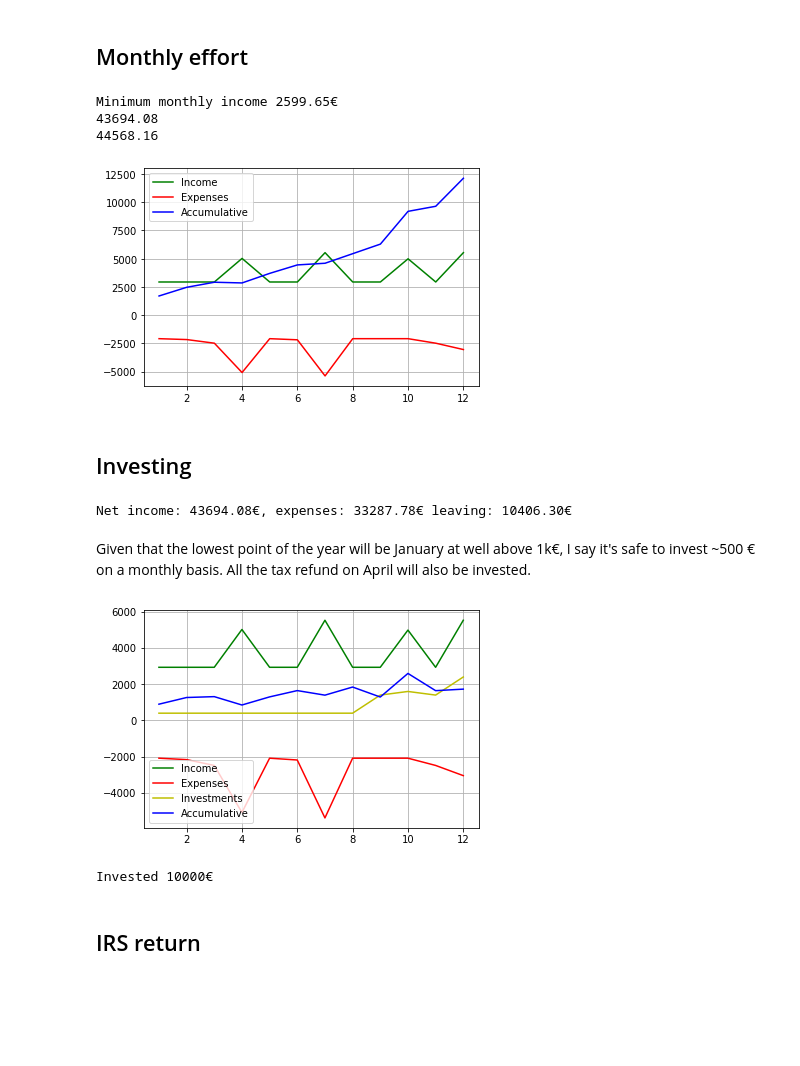
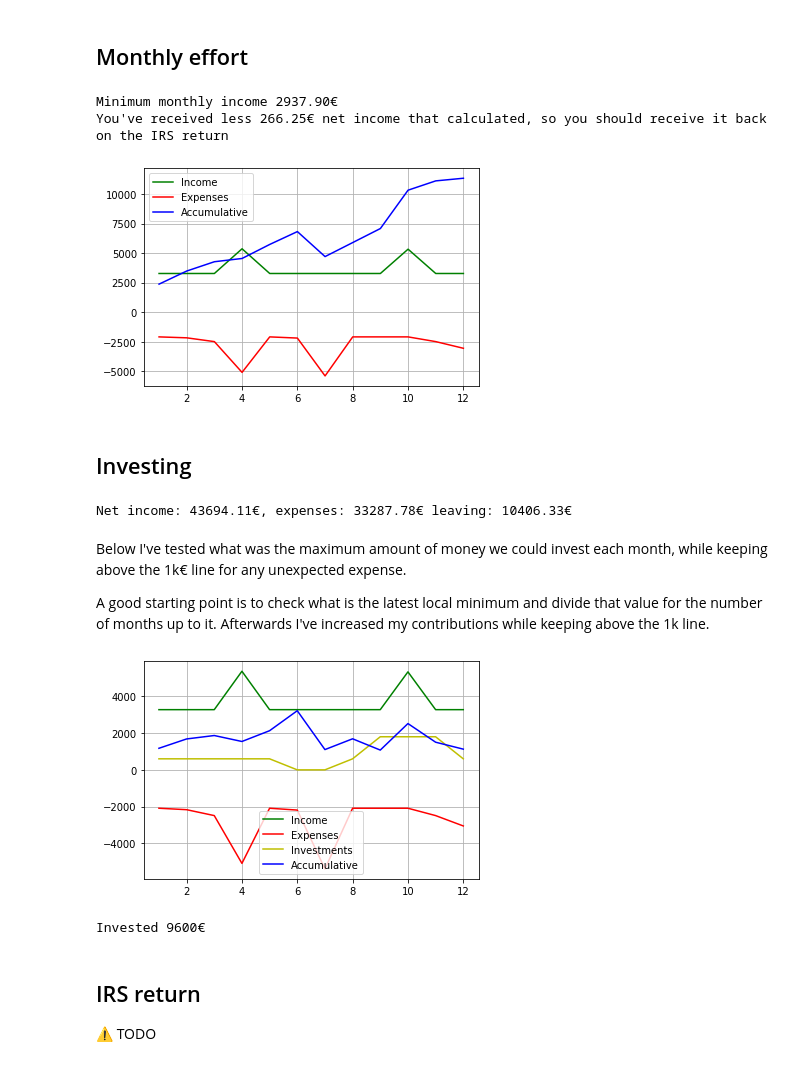
Before and after one commit to satelliteprogrammer/budget-future, a Jupyter notebook: 2022.ipynb, the cells around one changed output. Saved outputs shown, nothing was run; the diff lists cells and outputs as text; code cells hidden in the pictures; blank space fills up the shorter version.

Commit message:
Replace Decimal for floats and round
as it improves readability. Also moved from 14 to 12 month income.

```diff
--- a/2022.ipynb
+++ b/2022.ipynb
@@ -4,9 +5,9 @@
 # %%
 from salaries import *
 
-person1 = Income(2134, 14, [0.1 * 2300 * 14 / 2]*2, (22 * 11 * 7.63))
-person2 = Income(1686, 14, [0.1 * 1850 * 14 / 2]*2, (22 * 11 * 7.63))
-both = Income(2134+1686, 14, [0.1 * (2300 + 1850) * 14 / 2]*2, (2 * 22 * 11 * 7.63), 2)
+person1 = Income(2489.67, 12, [0.1 * 2300 * 14 / 2]*2, (22 * 11 * 7.63))
+person2 = Income(1967, 12, [0.1 * 1850 * 14 / 2]*2, (22 * 11 * 7.63))
+both = Income(2489.67+1967, 12, [0.1 * (2300 + 1850) * 14 / 2]*2, (2 * 22 * 11 * 7.63), 2)
 
 print(f"Gross income 1: {person1.gross()}€ and 2: {person2.gross()}€")
 
@@ -63,7 +64,7 @@ print(f"{specific}€")
 # %% [markdown]
 ## Giving
 # %%
-giving = (Decimal(".02") * income).quantize(Decimal("0.01"))  # 2% of net income
+giving = round(0.02 * income, 2) # 2% of net income
 print(f"{giving}€")
 # %% [output]
 873.88€
@@ -71,18 +72,16 @@ print(f"{giving}€")
 ## Monthly effort
 # %%
 salaries = person1.netsalary() + person2.netsalary()
-print(f"Minimum monthly income {salaries}€")
+print(f"Minimum monthly income {salaries:.2f}€")
 
 expenses = fixed + variable + specific + giving
 
 # 0-indexed!
 yincome = [salaries] * 12
-yincome[6] += salaries
-yincome[11] += salaries
 yincome[3] += person1.netbonus()[0] + person2.netbonus()[0]
 yincome[9] += person1.netbonus()[1] + person2.netbonus()[1]
 
-yexpenses = [Decimal((fixed + eatingout + entertainment + alloc1 + alloc2)/12)] * 12
+yexpenses = [(fixed + eatingout + entertainment + alloc1 + alloc2) / 12] * 12
 
 # car
 yexpenses[2] += 400
@@ -90,7 +89,7 @@ yexpenses[5] += 100
 yexpenses[10] += 400
 # subscriptions
 yexpenses[1] += 79
-yexpenses[11] += Decimal("89.90")
+yexpenses[11] += 89.90
 
 yexpenses[6] += home + education
 
@@ -99,45 +98,55 @@ yexpenses[3] += 3000
 yexpenses[6] += 3000
 for m in range(0, 12):
     if m == 3 and m == 6:
-        yincome[m] += 2 * 11 * Decimal("7.63")
+        yincome[m] += 2 * 11 * 7.63
     else:
-        yincome[m] += 2 * 22 * Decimal("7.63")
+        yincome[m] += 2 * 22 * 7.63
 
 # giving
 yexpenses[11] += giving
 
 
-print(income)
-[print(sum(yincome))]
-assert sum(yexpenses).quantize(Decimal("0.01")) == expenses
+if income < sum(yincome):
+    print(
+        f"The sum of the net income throughout the year is {sum(yincome) - income:.2f}€ bigger than the initially calculated, so you'll have to repay the state on the IRS return or you've made a mistake"
+    )
+else:
+    print(
+        f"You've received less {income - sum(yincome):.2f}€ net income that calculated, so you should receive it back on the IRS return"
+    )
+assert sum(yexpenses) == expenses
 
 graph = Graph(yincome, yexpenses)
 graph.plot()
 # %% [output]
-Minimum monthly income 2599.65€
-43694.08
-44568.16
+Minimum monthly income 2937.90€
+You've received less 266.25€ net income that calculated, so you should receive it back on the IRS return
-[figure, old version]
+[figure, new version]
 # %% [markdown]
 ## Investing
 # %%
 remaining = income - expenses
-print(f"Net income: {income}€, expenses: {expenses}€ leaving: {remaining}€")
+print(f"Net income: {income}€, expenses: {expenses}€ leaving: {remaining:.2f}€")
 # %% [output]
-Net income: 43694.08€, expenses: 33287.78€ leaving: 10406.30€
+Net income: 43694.11€, expenses: 33287.78€ leaving: 10406.33€
 # %% [markdown]
-Given that the lowest point of the year will be January at well above 1k€, I say it's safe to invest ~500 € on a monthly basis. All the tax refund on April will also be invested.
+Below I've tested what was the maximum amount of money we could invest each month, while keeping above the 1k€ line for any unexpected expense.
+
+A good starting point is to check what is the latest local minimum and divide that value for the number of months up to it. Afterwards I've increased my contributions while keeping above the 1k line.
 # %%
-yinvested = [400] * 12
-yinvested[8] += 1000
+yinvested = [600] * 12
+yinvested[5] -= 600
+yinvested[6] -= 600
+yinvested[8] += 1200
 yinvested[9] += 1200
-yinvested[10] += 1000
-yinvested[11] += 2000
+yinvested[10] += 1200
+# yinvested[11] += 2000
 graph = Graph(yincome, yexpenses, yinvested)
 graph.plot()
 print(f"Invested {sum(yinvested)}€")
 # %% [output]
-[figure, old version]
+[figure, new version]
-Invested 10000€
+Invested 9600€
 # %% [markdown]
 ## IRS return
+⚠ TODO
```
Also changed, not shown: parts of 3 cells of this notebook, 2 other files.
